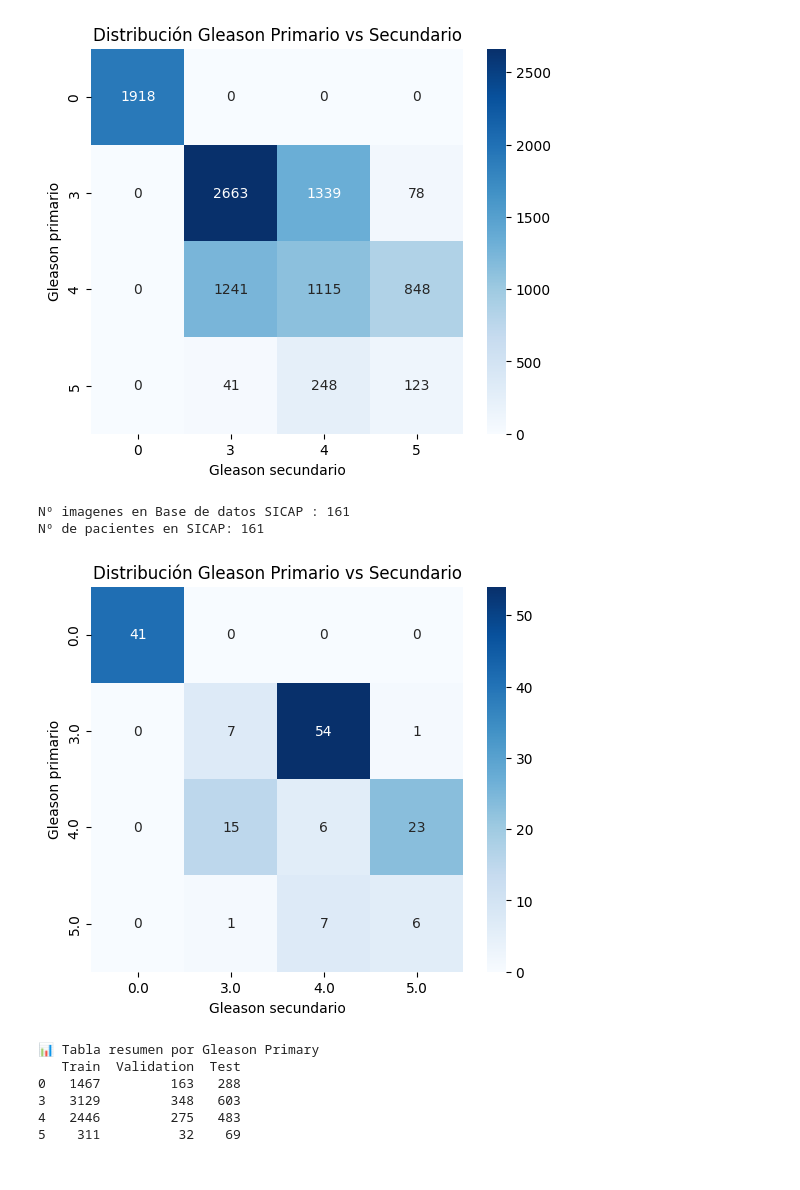
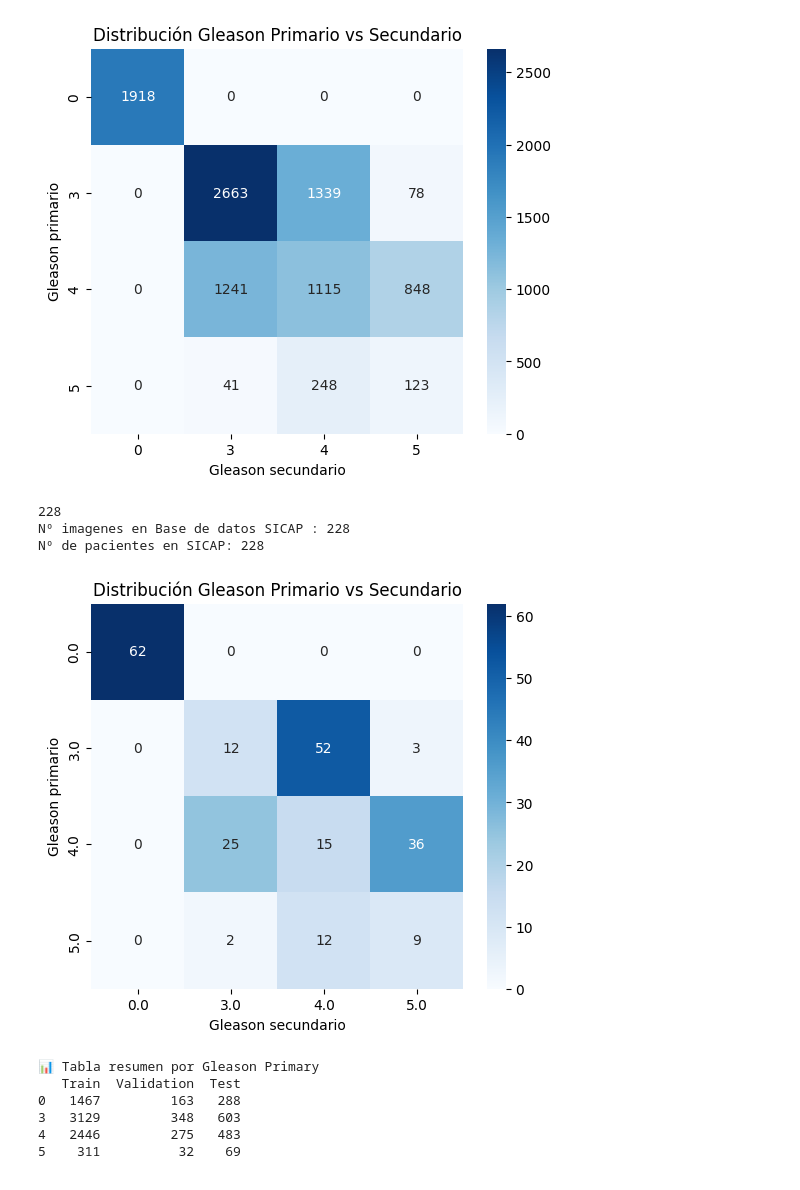
Before and after one commit to Nataliah612/Prost_Graph, a Jupyter notebook: utils/data_analysis.ipynb, the cells around one changed output. Cells and saved outputs as stored; diff of their text form; code cells hidden in the pictures.

```diff
--- a/utils/data_analysis.ipynb
+++ b/utils/data_analysis.ipynb
@@ -16,17 +16,20 @@ def count_df (data_path, embedding_path, NAME,slide_col='image_id', printing=Fal
     gleason_primary_list = []
     gleason_secondary_list = []
     df = pd.read_excel(data_path)
-    embeddings = [f for f in os.listdir(embedding_path) if f.endswith('.npy')]
+    embeddings = [f for f in os.listdir(embedding_path) if f.endswith('.h5')]
 
+    existing_h5 = 0
     # Agrega tqdm aquí
     for f in tqdm(embeddings, desc="Procesando embeddings"):
-        slide_id = f.split('.npy')[0]
+        slide_id = f.split('.h5')[0]
         if NAME == 'SICAP':
             slide_id = slide_id.split('_')[0]
         row = df[df[slide_col] == slide_id]
 
         if not row.empty:
             ruta_npy = os.path.join(embedding_path, f)
+            if  os.path.exists(ruta_npy):
+                existing_h5+=1
 
             gleason = row[['gleason_score']].values
             patient_select = row['image_id'].values
@@ -39,7 +42,7 @@ def count_df (data_path, embedding_path, NAME,slide_col='image_id', printing=Fal
             patient_list.append(patient_select)
             gleason_primary_list.append(row['gleason_primary'].values[0])
             gleason_secondary_list.append(row['gleason_secondary'].values[0])
-
+    print(existing_h5)
 
 
     # Crear DataFrame con los valores
@@ -81,12 +84,13 @@ Nº de pacientes en PANDA: 9614
 [figure]
 # %%
 data_path = '/workspace/data/wsi_labels_changed_SICAP.xlsx'
-embedding_path = '/workspace/data/features_SICAP/embeddings/KEEP'
+embedding_path = '/workspace/data/features_SICAP/patches'
 df_sicap = count_df (data_path, embedding_path, 'SICAP',slide_col='image_id', printing=True)
 # %% [output]
-Nº imagenes en Base de datos SICAP : 161
-Nº de pacientes en SICAP: 161
+228
+Nº imagenes en Base de datos SICAP : 228
+Nº de pacientes en SICAP: 228
-[figure, old version]
+[figure, new version]
 # %%
 import pandas as pd
 import matplotlib.pyplot as plt
```
Also changed, not shown: 5 other files.
